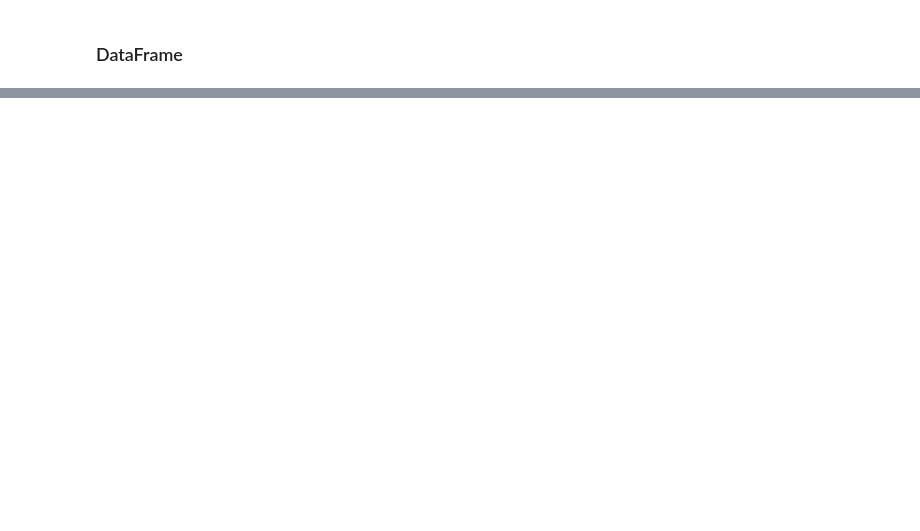
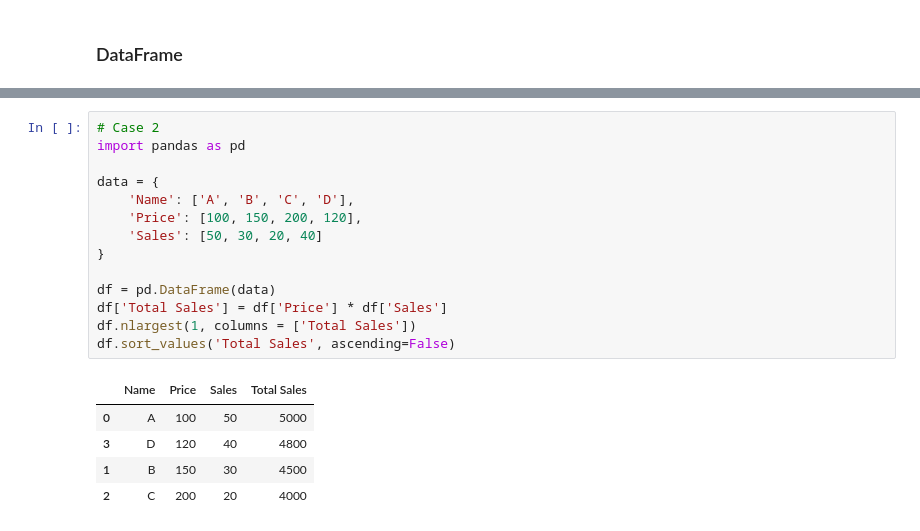
Before and after one commit to Linyiwei895178/Python, a Jupyter notebook: cumcm/pandas.ipynb, the cells around one changed output, grey strips where cells are left out. Drawn from its saved outputs; the diff is of its cells as text; blank space fills up the shorter version.

```diff
--- a/cumcm/pandas.ipynb
+++ b/cumcm/pandas.ipynb
@@ -224,0 +381,20 @@ Freq: h, dtype: int32
+# %%
+# Case 2
+import pandas as pd
+
+data = {
+    'Name': ['A', 'B', 'C', 'D'],
+    'Price': [100, 150, 200, 120],
+    'Sales': [50, 30, 20, 40]
+}
+
+df = pd.DataFrame(data)
+df['Total Sales'] = df['Price'] * df['Sales']
+df.nlargest(1, columns = ['Total Sales'])
+df.sort_values('Total Sales', ascending=False)
+# %% [output]
+|  | Name | Price | Sales | Total Sales |
+| 0 | A | 100 | 50 | 5000 |
+| 3 | D | 120 | 40 | 4800 |
+| 1 | B | 150 | 30 | 4500 |
+| 2 | C | 200 | 20 | 4000 |
```
Also changed, not shown: parts of 17 cells of this notebook, 7 other files.
